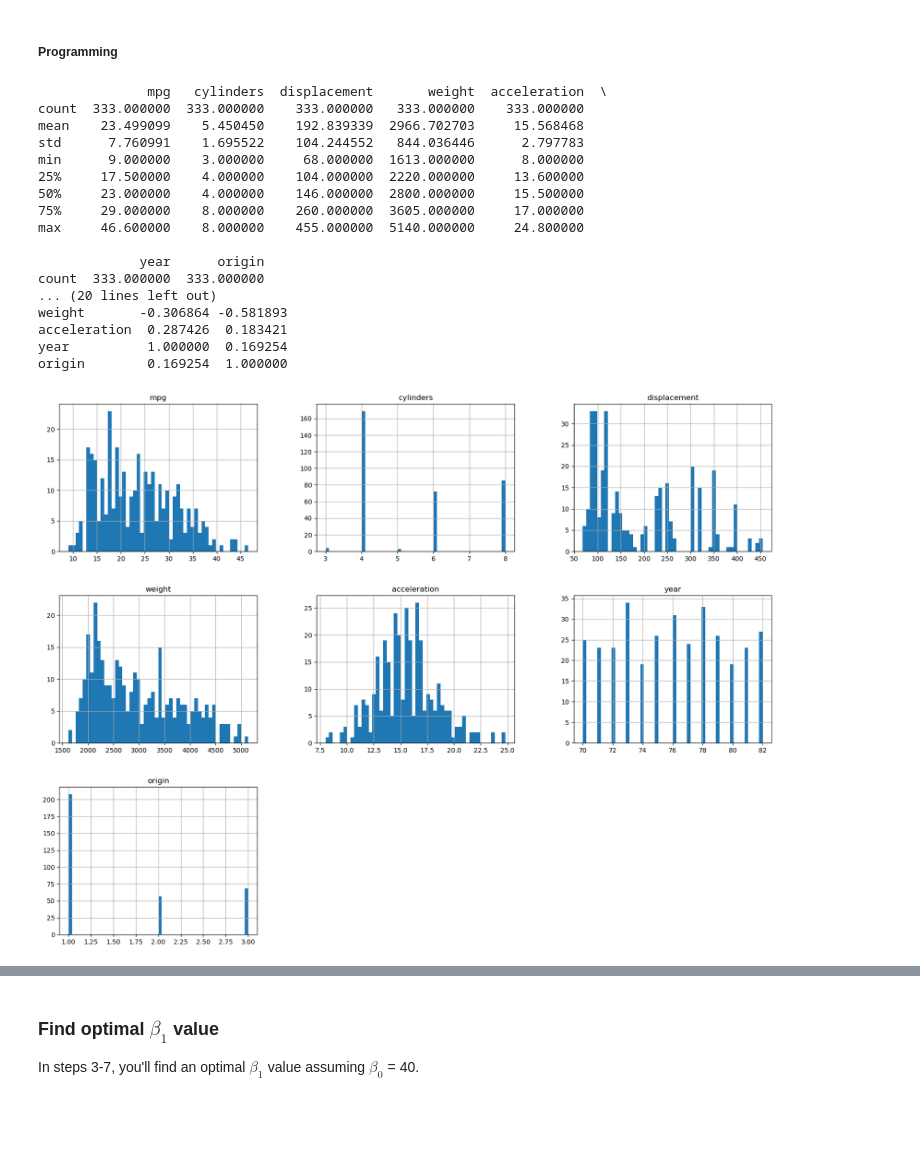
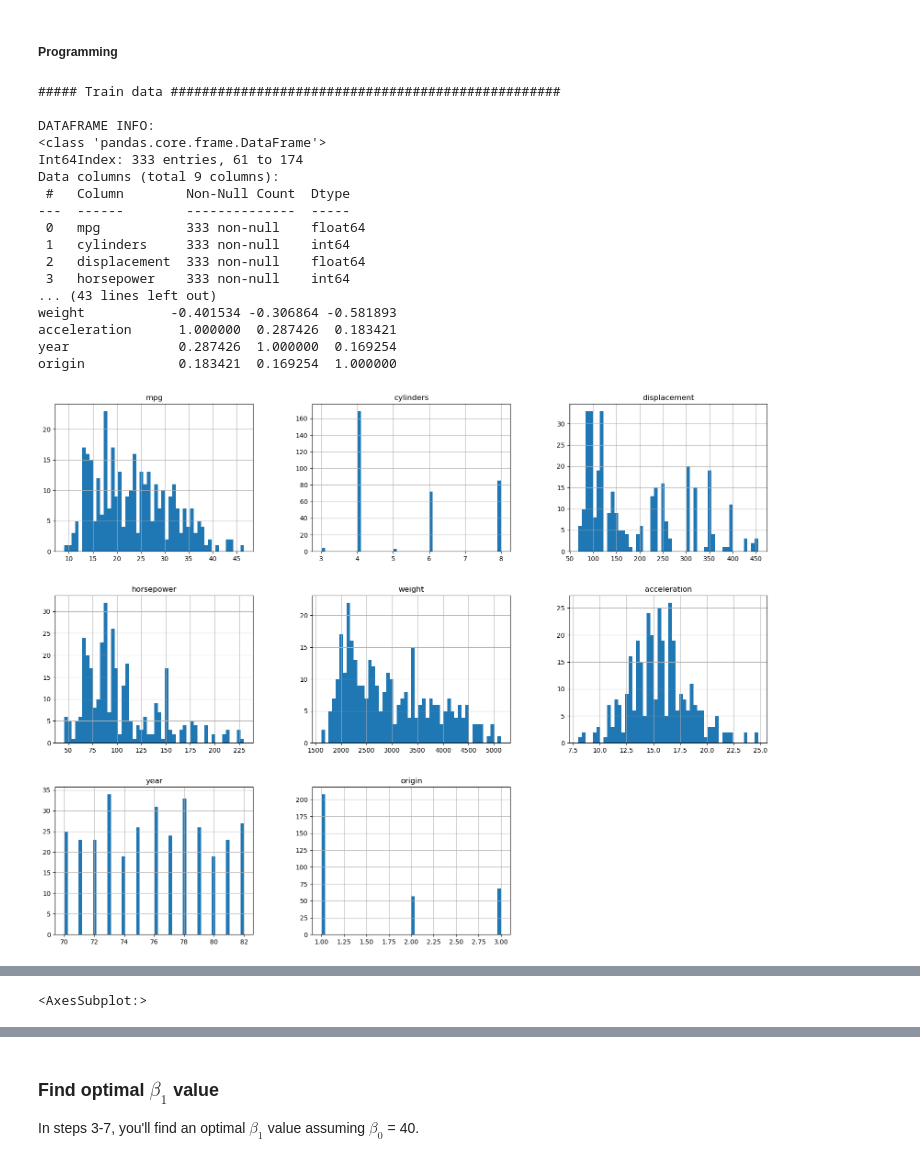
Before and after one commit to TheCodeheadMT/623-SML, a Jupyter notebook: HW2_TODD_MICHAEL (1).ipynb, the cells around one changed output, grey strips where cells are left out. Drawn from its saved outputs; the diff is of its cells as text; code cells hidden in the pictures; blank space fills up the shorter version.

```diff
--- a/HW2_TODD_MICHAEL (1).ipynb
+++ b/HW2_TODD_MICHAEL (1).ipynb
@@ -123,19 +124,31 @@ random_state = 42  #for reproducability during train_test_split
 #load data into pandas dataframe
 data = pd.read_csv("https://raw.githubusercontent.com/afit-csce623-master/datasets/main/auto.csv")
 print("Data raw: \t" ,data.shape)
+raw_cnt = data.shape[0]
+
 
 #drop rows with NaN values if they exist
 data.dropna()
 print("After drop NA: \t", data.shape)
+if raw_cnt > data.shape[0]:
+    print("\tRemoved ",(raw_cnt - data.shape[0]), " rows")
 
 
 #drop rows with incomplete data denoted by "?"
 #upon inspection, only ? are in horsepower column
 data = data.drop(data[(data.horsepower == '?')].index)
 print("After drop ?: \t", data.shape)
+if raw_cnt > data.shape[0]:
+    print("\tRemoved ",(raw_cnt - data.shape[0]), " rows")
+
+
+#change horsepower to int64
+data['horsepower'] = data['horsepower'].astype(np.int64)
 
 #split data into training (75%) and test (15%)
 (train_df, test_df) = train_test_split(data, test_size=0.15, random_state=0)
+
+
 
 ### ------------ END STUDENT CODE HERE----------------|
 
@@ -180,48 +194,61 @@ Use Python to do the following and then answer the questions below:
 # %%
 #STEP 2
 
 #STUDENT CODE - Insert code to explore the dataset here
 ### ------------  STUDENT CODE HERE----------------
-#train_df.info()
-
+print("\n##### Train data ##################################################")
+print("\nDATAFRAME INFO:")
+train_df.info()
 
 #Display the statisttics
-print(train_df.describe())
+print("\nDESCRIPTIVE STATISTICS: \n",  train_df.describe())
 
 #Correlation matrix
-corr_matrix = train_df.corr(numeric_only=True)
+corr_matrix = train_df.corr()
 corr_matrix["mpg"].sort_values(ascending=False)
 print(corr_matrix)
 print("\n")
 
 train_df.hist(bins=50, figsize=(20,15))
 #plt.savefig("images/hw2/attribute_histogram_plots")
 plt.show()
 
+attributes = ["mpg", "cylinders", "displacement", "weight", "acceleration", "year", "origin"]
+scatter_matrix(train_df[attributes], figsize=(12, 8))
+#plt.savefig("images/hw2/scatter_matrix_plot")
+plt.show()
 
-attributes = ["mpg", "cylinders", "displacement",
-              "weight", "acceleration", "year", "origin"]
-scatter_matrix(train_df[attributes], figsize=(12, 8))
-plt.savefig("images/hw2/scatter_matrix_plot")
+# plot the heatmap
+sns.heatmap(corr_matrix,
+        xticklabels=corr_matrix.columns,
+        yticklabels=corr_matrix.columns)
+
+#print("\n##### Test data ##################################################")
+#print("\nDATAFRAME INFO:")
+#test_df.info()
+
+#Display the statisttics
+#print("\nDESCRIPTIVE STATISTICS: \n", test_df.describe())
 
 ### ------------ END STUDENT CODE HERE----------------
 # %% [output]
-              mpg   cylinders  displacement       weight  acceleration  \
-count  333.000000  333.000000    333.000000   333.000000    333.000000
-mean    23.499099    5.450450    192.839339  2966.702703     15.568468
-std      7.760991    1.695522    104.244552   844.036446      2.797783
-min      9.000000    3.000000     68.000000  1613.000000      8.000000
-25%     17.500000    4.000000    104.000000  2220.000000     13.600000
-50%     23.000000    4.000000    146.000000  2800.000000     15.500000
-75%     29.000000    8.000000    260.000000  3605.000000     17.000000
-max     46.600000    8.000000    455.000000  5140.000000     24.800000
+##### Train data ##################################################
 
-             year      origin
-count  333.000000  333.000000
-... (20 lines left out)
-weight       -0.306864 -0.581893
-acceleration  0.287426  0.183421
-year          1.000000  0.169254
-origin        0.169254  1.000000
+DATAFRAME INFO:
+<class 'pandas.core.frame.DataFrame'>
+Int64Index: 333 entries, 61 to 174
+Data columns (total 9 columns):
+ #   Column        Non-Null Count  Dtype
+---  ------        --------------  -----
+ 0   mpg           333 non-null    float64
+ 1   cylinders     333 non-null    int64
+ 2   displacement  333 non-null    float64
+ 3   horsepower    333 non-null    int64
+... (43 lines left out)
+weight           -0.401534 -0.306864 -0.581893
+acceleration      1.000000  0.287426  0.183421
+year              0.287426  1.000000  0.169254
+origin            0.183421  0.169254  1.000000
-[figure, old version]
+[figure, new version]
 [figure]
+<AxesSubplot:>
```
Also changed, not shown: parts of 27 cells of this notebook.
